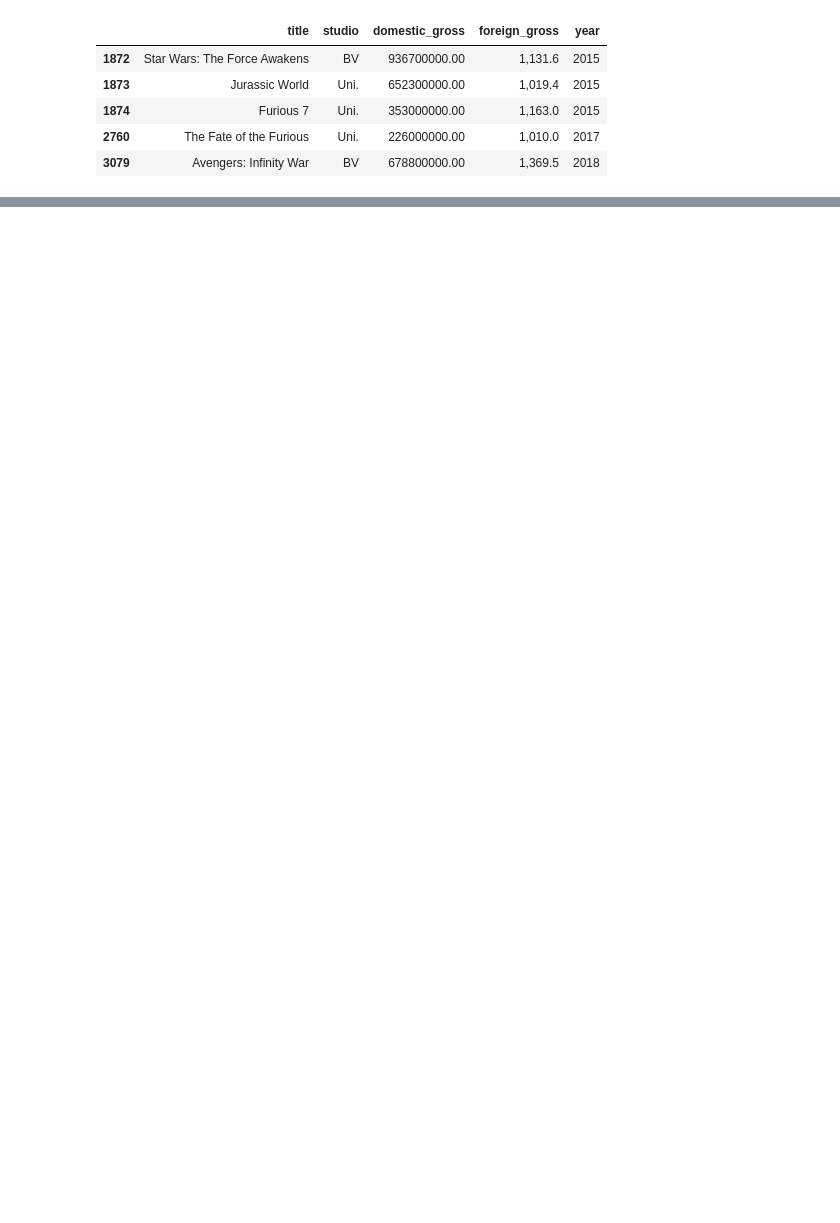
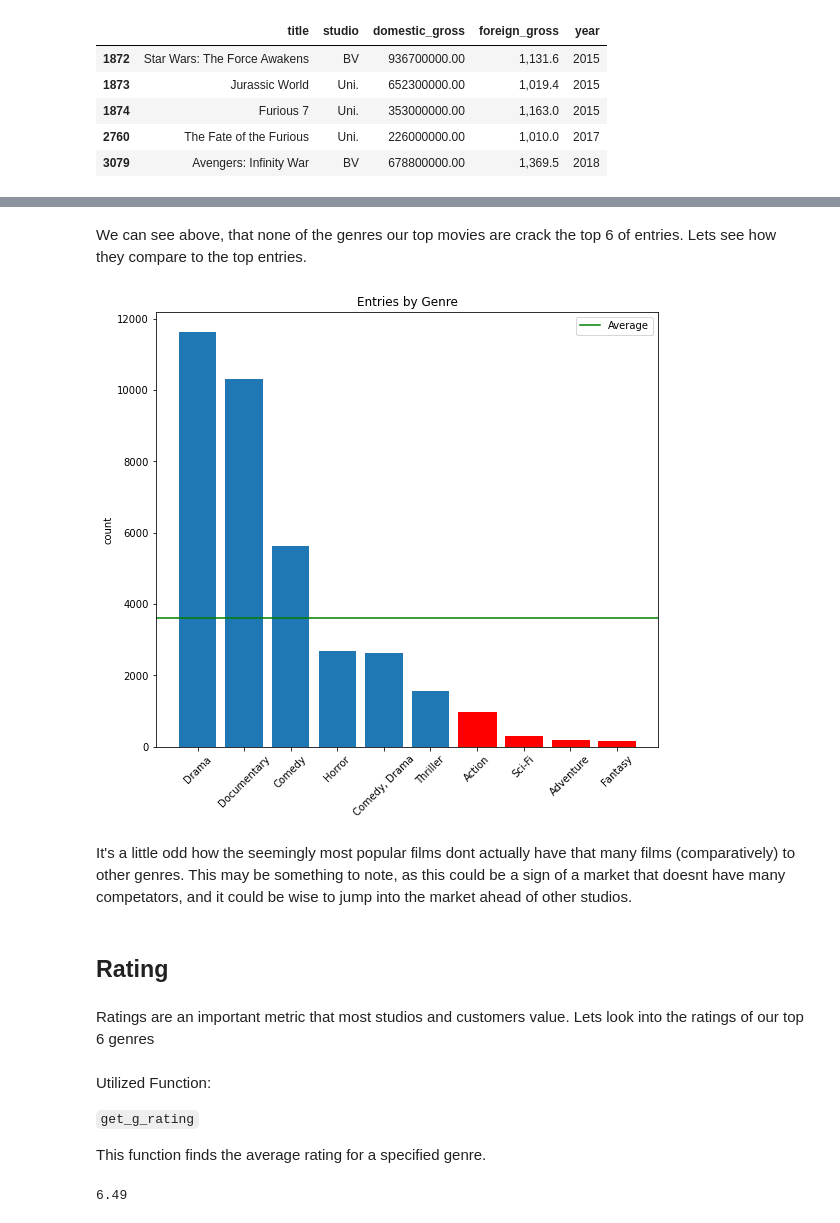
Before and after one commit to Djohnson1313/Phase_2_Project, a Jupyter notebook: Phase.1.project.notebook.ipynb, the cells around one changed output, grey strips where cells are left out. Cells and saved outputs as stored; diff of their text form; code cells hidden in the pictures; blank space fills up the shorter version.

```diff
--- a/Phase.1.project.notebook.ipynb
+++ b/Phase.1.project.notebook.ipynb
@@ -72,0 +282,38 @@ conn = sqlite3.connect('im.db.unzipped')
+# %% [markdown]
+We can see above, that none of the genres our top movies are crack the top 6 of entries. Lets see how they compare to the top entries.
+# %%
+fig, ax = plt.subplots(figsize = (9,8))
+
+height = [11612, 10313, 5613, 2692, 2617, 1555, 979, 295, 176, 147]
+x = range(len(height))
+labels = ['Drama', 'Documentary', 'Comedy', 'Horror', 'Comedy, Drama', 'Thriller', 'Action', 'Sci-Fi', 'Adventure', 'Fantasy']
+height_mean = round(sum(height) / len(height))
+ax.axhline(height_mean, color = 'green')
+bar_list = ax.bar(x, height, tick_label = labels)
+bar_list[6].set_color('r')
+bar_list[7].set_color('r')
+bar_list[8].set_color('r')
+bar_list[9].set_color('r')
+ax.set_xticklabels(labels, rotation = 45)
+ax.set_title('Entries by Genre')
+ax.set_ylabel('count')
+plt.legend(['Average'])
+plt.show();
+# %% [output]
+[figure, added]
+# %% [markdown]
+It's a little odd how the seemingly most popular films dont actually have that many films (comparatively) to other genres. This may be something to note, as this could be a sign of a market that doesnt have many competators, and it could be wise to jump into the market ahead of other studios.
+# %% [markdown]
+## Rating
+# %% [markdown]
+Ratings are an important metric that most studios and customers value. Lets look into the ratings of our top 6 genres
+# %% [markdown]
+Utilized Function:
+
+`get_g_rating`
+
+This function finds the average rating for a specified genre.
+# %%
+get_g_rating('Drama')
+# %% [output]
+6.49
```
Also changed, not shown: parts of 78 cells of this notebook.
